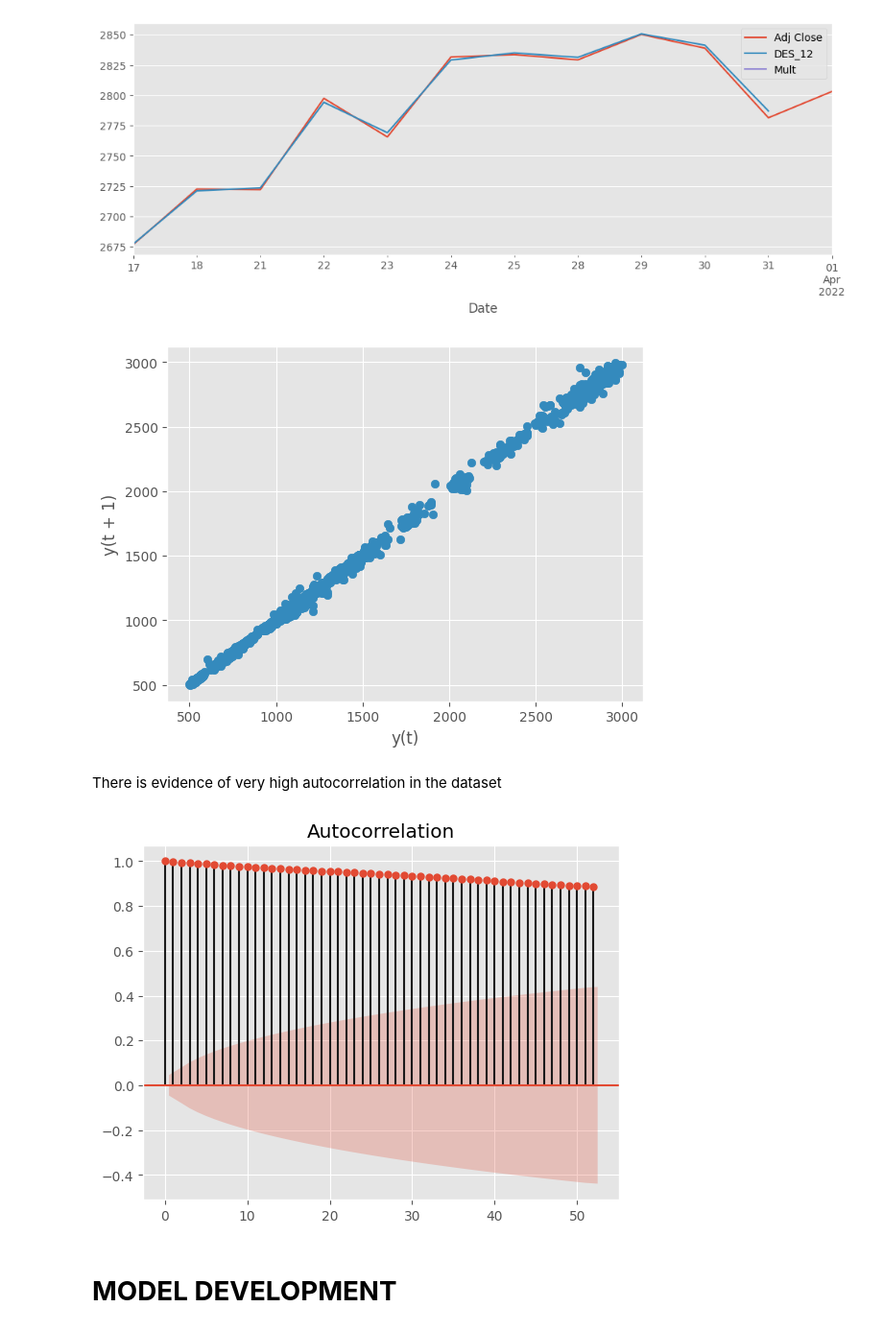
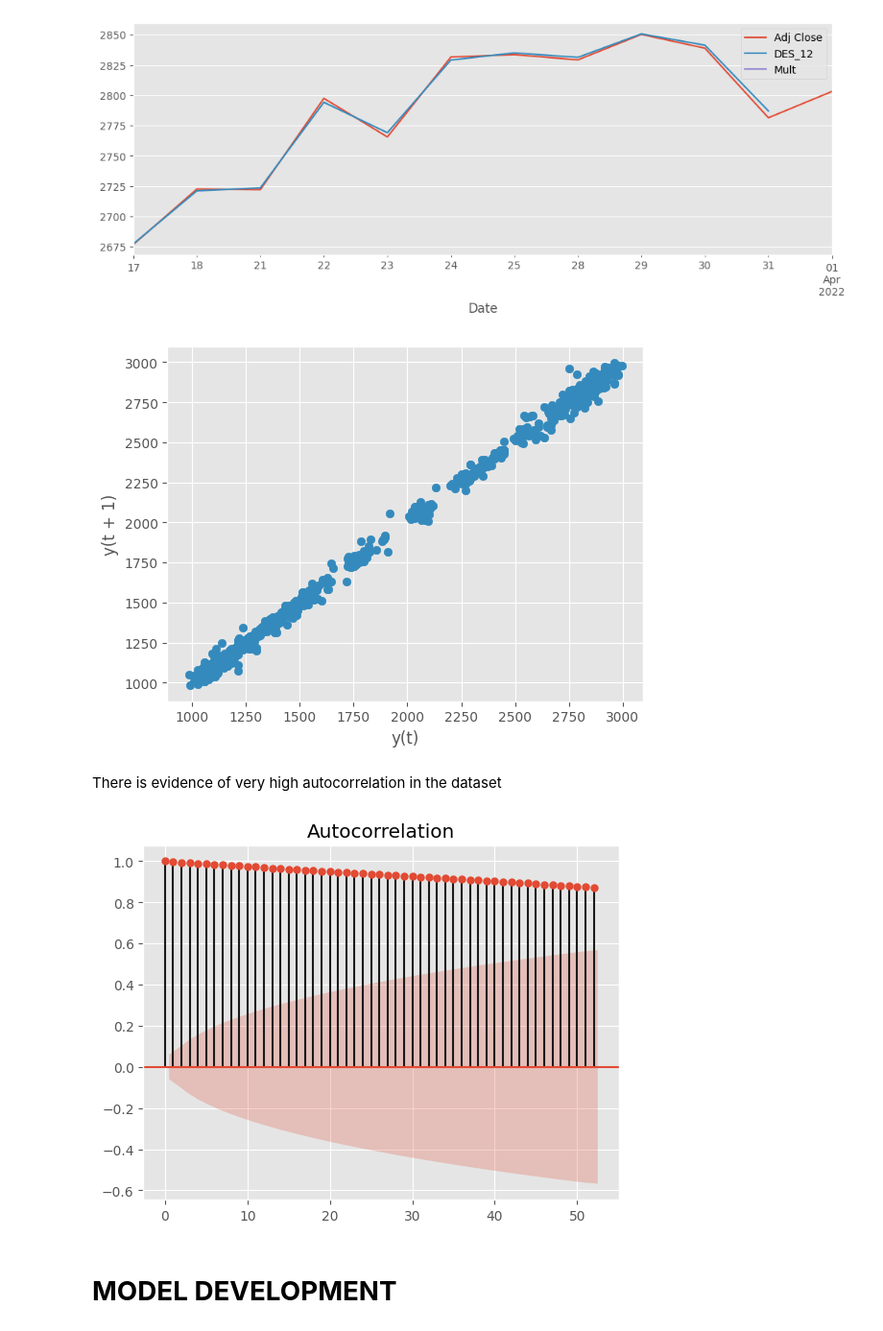
Before and after one commit to 01DaisyLynn/Time-Series-Project, a Jupyter notebook: Team_Miyagi_Google_Stock_Price_Prediction.ipynb, the cells around one changed output. Shown at 96% size. Cells and saved outputs as stored; diff of their text form; code cells hidden in the pictures.

```diff
--- a/Team_Miyagi_Google_Stock_Price_Prediction.ipynb
+++ b/Team_Miyagi_Google_Stock_Price_Prediction.ipynb
@@ -155,8 +156,8 @@ import tensorflow as tf
 #Downloading Google Stock Data from Yahoo Finance
 
 data = yf.download(['GOOGL'],
-start='2015-01-01',
-end='2022-04-04',
+start='2018-01-01',
+end='2022-04-17',
 progress=False, actions='inline')
 data.head()
 # %% [output]
@@ -575,15 +594,15 @@ df1[['Adj Close', 'DES_12', 'Mult']].iloc[-12:].plot(figsize=(12,4))
 # %%
 #Lag Plots
 
-lag_plot(data['Adj Close']);
+lag_plot(data['Close']);
 # %% [output]
-[figure, old version]
+[figure, new version]
 # %% [markdown]
 There is evidence of very high autocorrelation in the dataset
 # %%
-plot_acf(data['Adj Close'], lags=52);
+plot_acf(data['Close'], lags=52);
 # %% [output]
-[figure, old version]
+[figure, new version]
 # %%
 #data['Open:60 days rolling']=data['Open'].rolling(60).mean()
 #data[['Open','Open:60 days rolling']].plot(figsize=(12,5))
```
Also changed, not shown: parts of 51 cells of this notebook.
